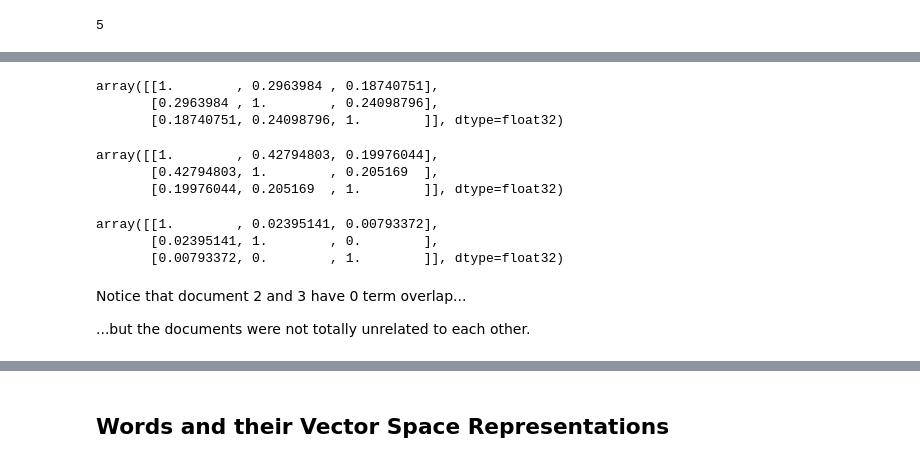
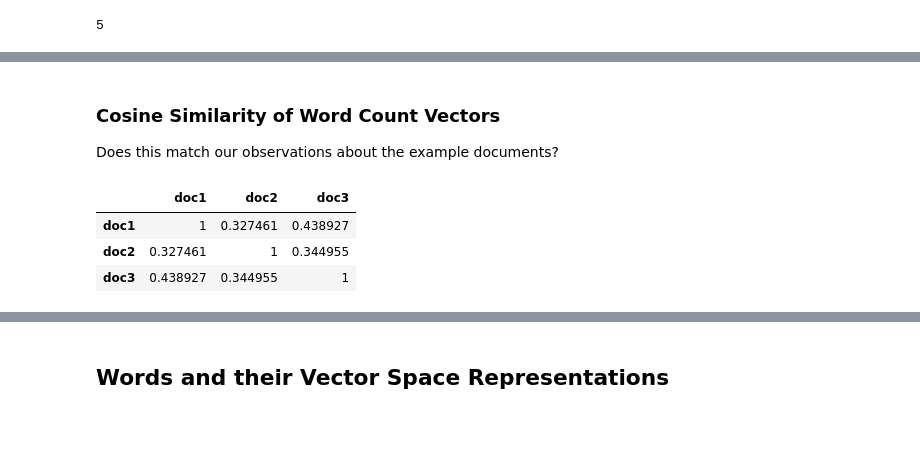
Before and after one commit to nataliedurgin/similar-questions, a Jupyter notebook: Spiceworld_20181010.ipynb, the cells around one changed output, grey strips where cells are left out. Drawn from its saved outputs; the diff is of its cells as text; code cells hidden in the pictures; blank space fills up the shorter version.

```diff
--- a/Spiceworld_20181010.ipynb
+++ b/Spiceworld_20181010.ipynb
@@ -465,4 +205,0 @@ With the idfs coming from the small target corpus
-# %%
-target_tfidf = get_target_tfidf(custom_target_corpus)
-cosim_index = gensim.similarities.MatrixSimilarity(target_tfidf)
-cosim_index[target_tfidf]
@@ -476,28 +206,11 @@ With the idfs from the large training corpus
-# %%
-target_corpus = custom_target_corpus
-training_tfidf = get_training_tfidf(target_corpus)
-cosim_index = gensim.similarities.MatrixSimilarity(training_tfidf)
-cosim_index[training_tfidf]
-# %% [output]
-array([[1.        , 0.2963984 , 0.18740751],
-       [0.2963984 , 1.        , 0.24098796],
-       [0.18740751, 0.24098796, 1.        ]], dtype=float32)
-# %%
-cosim_index = gensim.similarities.MatrixSimilarity(default_target_corpus)
-cosim_index[default_target_corpus]
-# %% [output]
-array([[1.        , 0.42794803, 0.19976044],
-       [0.42794803, 1.        , 0.205169  ],
-       [0.19976044, 0.205169  , 1.        ]], dtype=float32)
-# %%
-target_tfidf = get_target_tfidf(default_target_corpus)
-cosim_index = gensim.similarities.MatrixSimilarity(target_tfidf)
-cosim_index[target_tfidf]
-# %% [output]
-array([[1.        , 0.02395141, 0.00793372],
-       [0.02395141, 1.        , 0.        ],
-       [0.00793372, 0.        , 1.        ]], dtype=float32)
-# %% [markdown]
-Notice that document 2 and 3 have 0 term overlap...
-
-...but the documents were not totally unrelated to each other.
+# %% [markdown]
+### Cosine Similarity of Word Count Vectors
+
+Does this match our observations about the example documents?
+# %%
+display_doc_similarities(cosim_index[custom_target_corpus])
+# %% [output]
+|  | doc1 | doc2 | doc3 |
+| doc1 | 1 | 0.327461 | 0.438927 |
+| doc2 | 0.327461 | 1 | 0.344955 |
+| doc3 | 0.438927 | 0.344955 | 1 |
```
Also changed, not shown: parts of 114 cells of this notebook.
